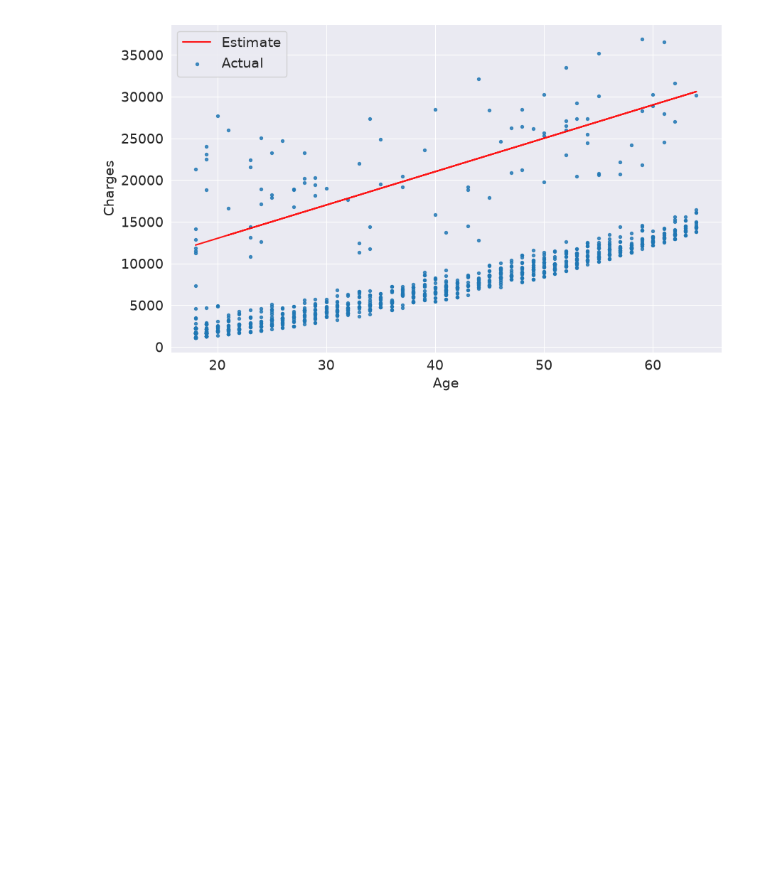
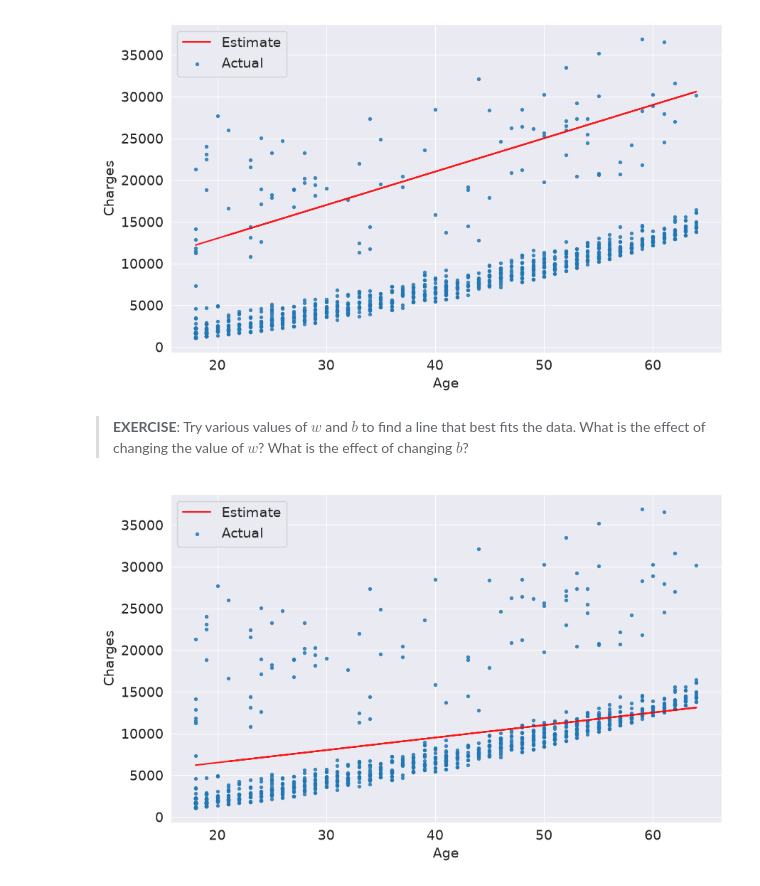
Before and after one commit to ohigginsrodriguez-cloud/Machine-Learning_Course, a Jupyter notebook: Linear-Regression/Medical-Expenses/Model_Single_Feature.ipynb, the cells around one changed output. Drawn from its saved outputs; the diff is of its cells as text; code cells hidden in the pictures; blank space fills up the shorter version.

Commit message:
Tried more values for w and b

```diff
--- a/Linear-Regression/Medical-Expenses/Model_Single_Feature.ipynb
+++ b/Linear-Regression/Medical-Expenses/Model_Single_Feature.ipynb
@@ -174,3 +174,9 @@ try_parameters(60, 200)
 try_parameters(400, 5000)
 # %% [output]
 [figure]
+# %% [markdown]
+> **EXERCISE**: Try various values of $w$ and $b$ to find a line that best fits the data. What is the effect of changing the value of $w$? What is the effect of changing $b$?
+# %%
+try_parameters(150, 3500)
+# %% [output]
+[figure, added]
```
Also changed, not shown: parts of 1 cell of this notebook.
